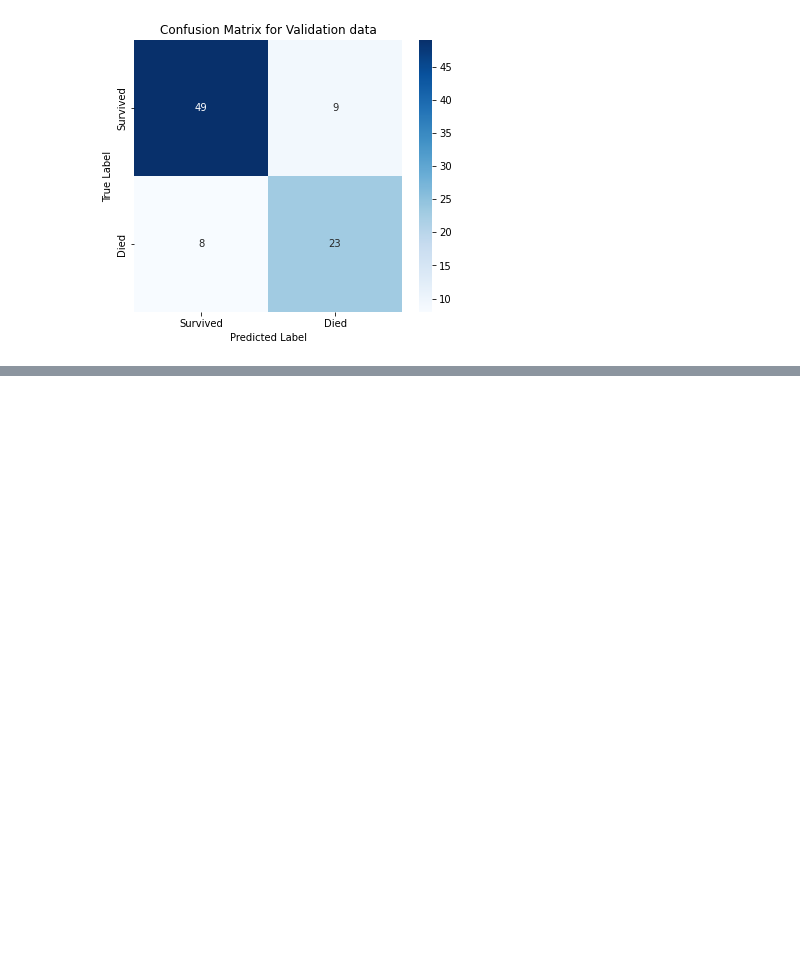
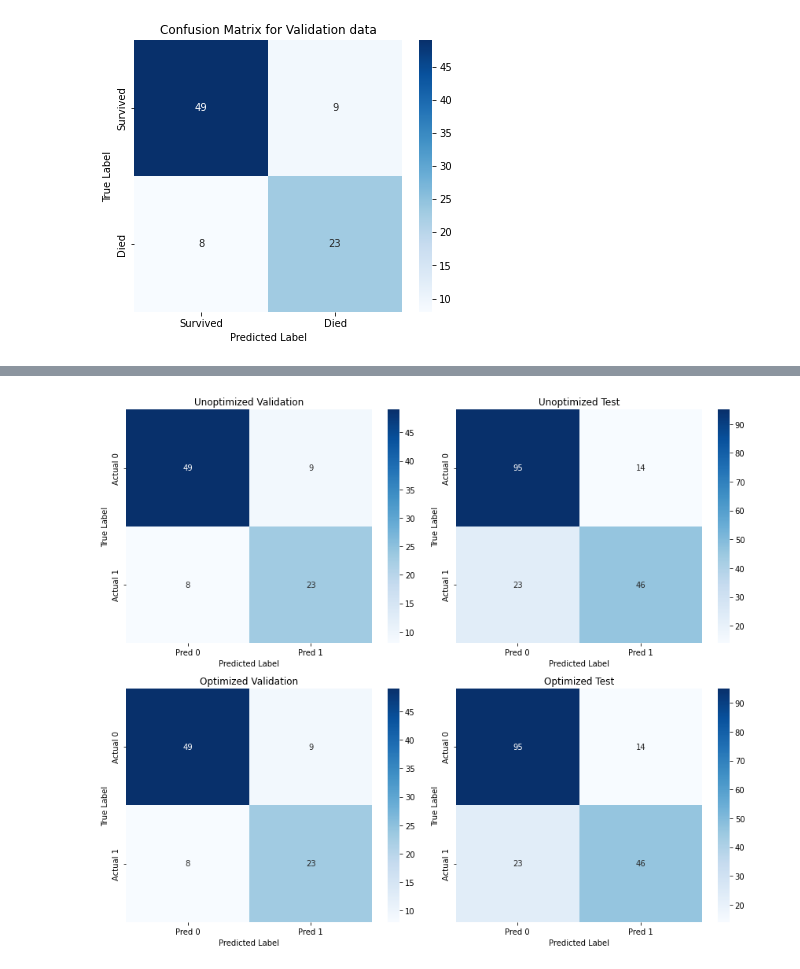
Before and after one commit to Swapnil-Trivedi/E0_270_0__ML_2025, a Jupyter notebook: assignment-01/svm-linear.ipynb, the cells around one changed output, grey strips where cells are left out. Saved outputs shown, nothing was run; the diff lists cells and outputs as text; code cells hidden in the pictures; blank space fills up the shorter version.

```diff
--- a/assignment-01/svm-linear.ipynb
+++ b/assignment-01/svm-linear.ipynb
@@ -191,0 +192,28 @@ Roc Score :  0.769844435580375
+# %%
+import matplotlib.pyplot as plt
+import seaborn as sns
+import numpy as np
+import pandas as pd
+
+# Example confusion matrices for different stages
+conf_matrices = {
+    "Unoptimized Validation": np.array([[49, 9], [8, 23]]),
+    "Unoptimized Test": np.array([[95, 14], [23, 46]]),
+    "Optimized Validation": np.array([[49, 9], [8, 23]]),
+    "Optimized Test": np.array([[95, 14], [23, 46]])
+}
+
+fig, axes = plt.subplots(2, 2, figsize=(12, 10))
+axes = axes.flatten()
+
+for i, (title, cm) in enumerate(conf_matrices.items()):
+    sns.heatmap(cm, annot=True, fmt="d", cmap="Blues", xticklabels=["Pred 0", "Pred 1"],
+                yticklabels=["Actual 0", "Actual 1"], ax=axes[i])
+    axes[i].set_title(title)
+    axes[i].set_xlabel("Predicted Label")
+    axes[i].set_ylabel("True Label")
+
+plt.tight_layout()
+plt.show()
+# %% [output]
+[figure, added]
```
Also changed, not shown: parts of 5 cells of this notebook, 3 other files.
